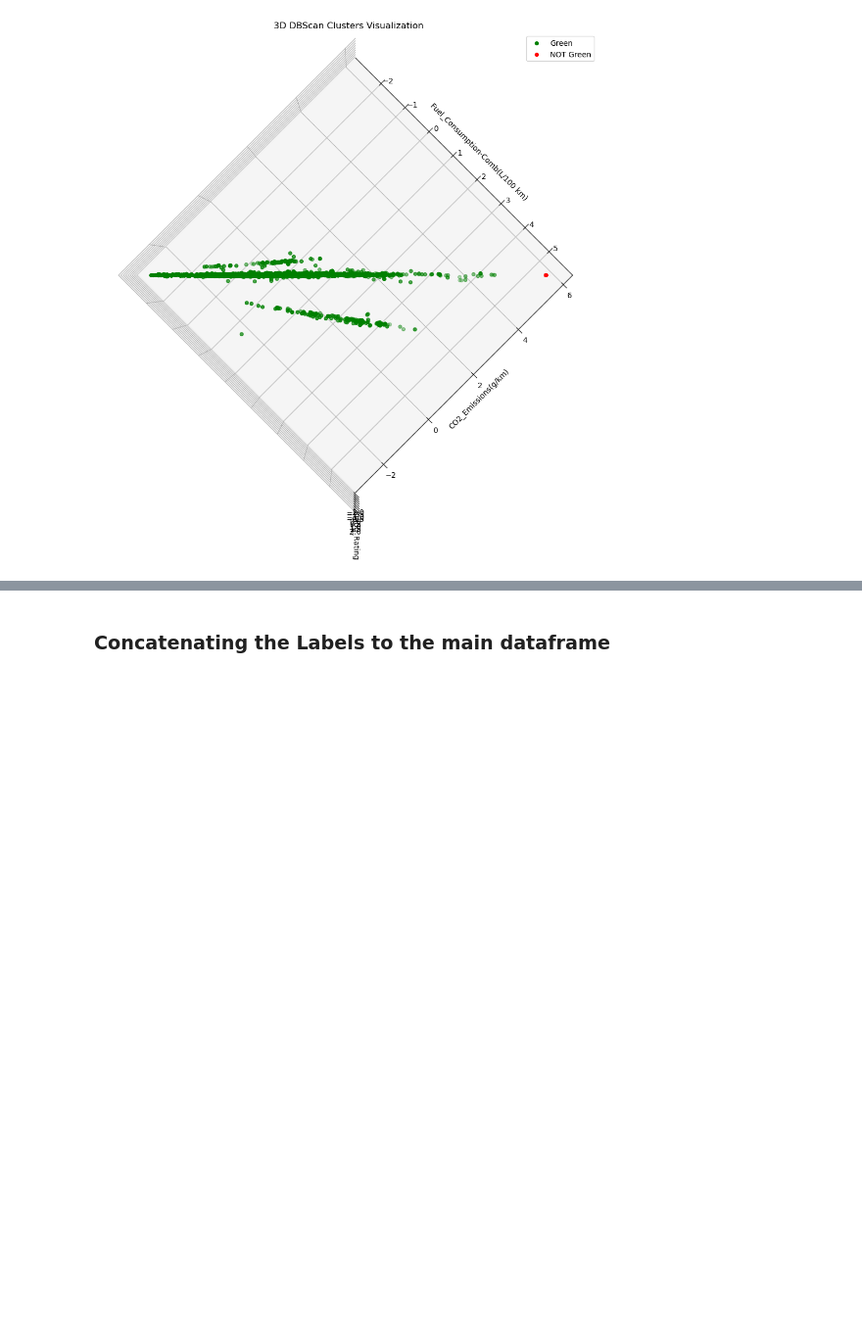
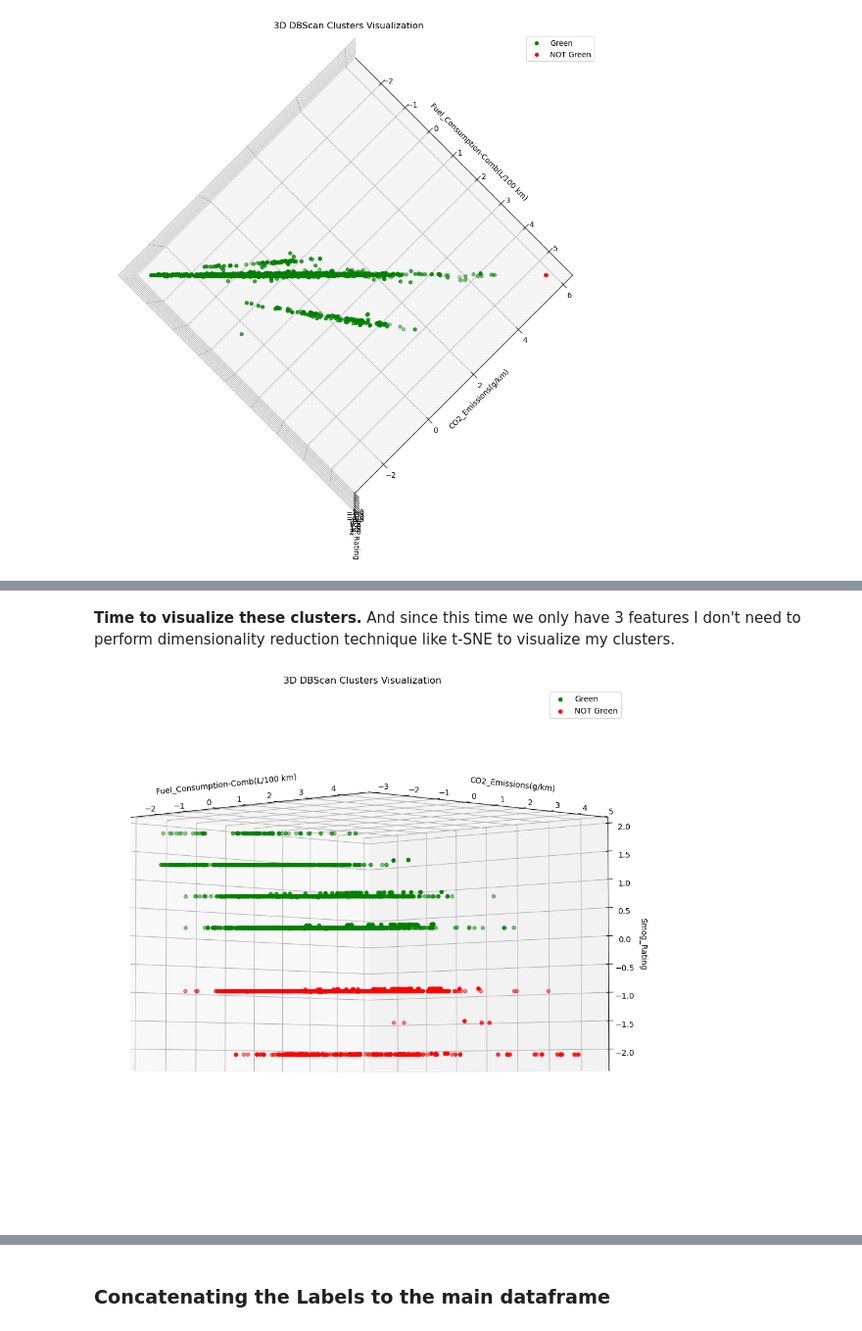
Before and after one commit to Sundus99/DSCapstone, a Jupyter notebook: Capstone_Sprint3.ipynb, the cells around one changed output, grey strips where cells are left out. Shown at 98% size. Saved outputs shown, nothing was run; the diff lists cells and outputs as text; code cells hidden in the pictures; blank space fills up the shorter version.

```diff
--- a/Capstone_Sprint3.ipynb
+++ b/Capstone_Sprint3.ipynb
@@ -1113,0 +1284,2 @@ visualize_dbscan_clusters(90,-50)
+# %%
+label_count_df_v2, cluster_labels_v2 = dbscan_modeling_label(df_for_clustering_vehicleClassDrop,0.98,6)
@@ -1113,0 +1297,4 @@ visualize_dbscan_clusters(90,-50)
+# %%
+df_after_clustering_v2 = concatenate_cluster_labels(df_for_clustering_vehicleClassDrop, cluster_labels_v2)
+# sanity check to see if cluster labels got concatenated to the df or not
+df_after_clustering_v2.head()
@@ -1113,0 +1320,7 @@ visualize_dbscan_clusters(90,-50)
+# %% [markdown]
+**Time to visualize these clusters.** And since this time we only have 3 features I don't need to perform dimensionality reduction technique like t-SNE to visualize my clusters.
+# %%
+# values are based on experimentation
+visualize_dbscan_clusters(-3,-45,df_after_clustering_v2)
+# %% [output]
+[figure, added]
```
Also changed, not shown: parts of 133 cells of this notebook, 1 other file.
